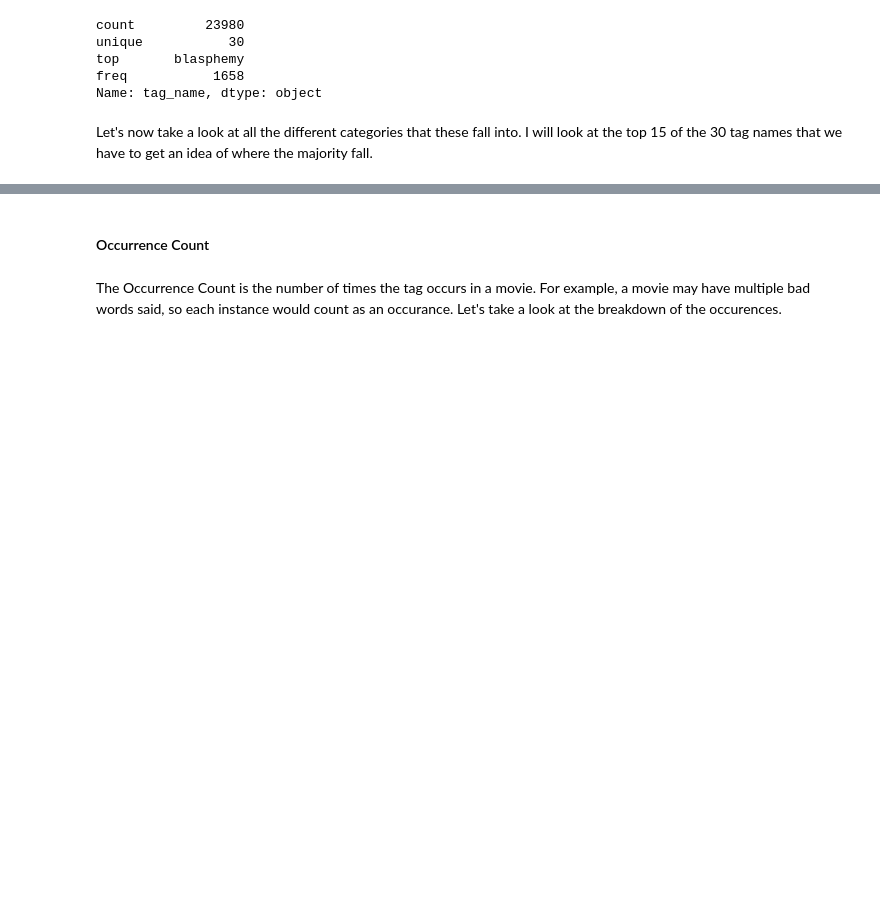
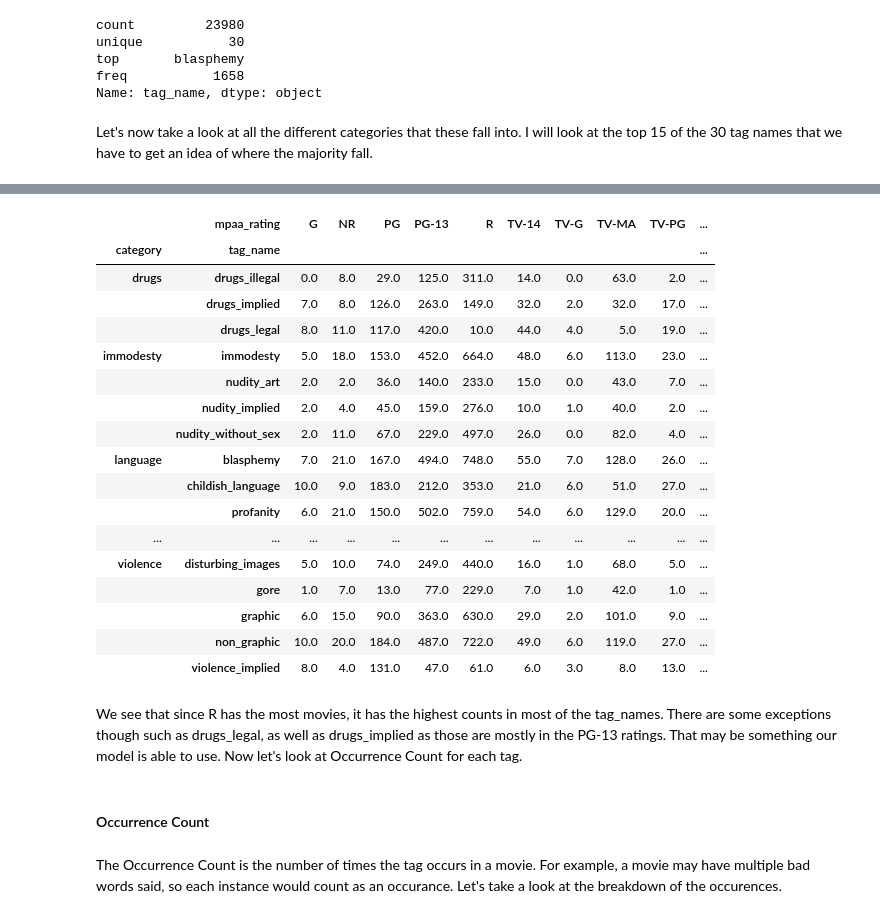
Before and after one commit to mcoulombe021/Springboard, a Jupyter notebook: Capstone 3/Exploratory Data Analysis.ipynb, the cells around one changed output, grey strips where cells are left out. Saved outputs shown, nothing was run; the diff lists cells and outputs as text; code cells hidden in the pictures; blank space fills up the shorter version.

```diff
--- a/Capstone 3/Exploratory Data Analysis.ipynb
+++ b/Capstone 3/Exploratory Data Analysis.ipynb
@@ -552,0 +553,11 @@ It looks like after language, all of sexual, violence, immodesty, and other are
+# %%
+# Merge the two DataFrames on 'imdb_id'
+merged_df = pd.merge(movie_tags, cleaned_movies_df, on='imdb_id', how='inner')
+
+# Now you have a DataFrame (merged_df) with columns 'mpaa_rating' and 'category'
+
+# Use groupby to calculate the distribution of MPAA ratings for each category
+mpaa_distribution = merged_df.groupby('category')['mpaa_rating'].value_counts().unstack().fillna(0)
+
+
+mpaa_distribution
@@ -596,3 +618,29 @@ We see that 4/15 are language, 3/15 are violence, 2/15 are immodesty, 4/15 are s
+# %%
+# Use groupby to calculate the distribution of MPAA ratings for each category and tag_name
+mpaa_distribution_by_category_and_tag = merged_df.groupby(['category', 'tag_name'])['mpaa_rating'].value_counts().unstack().fillna(0)
+
+mpaa_distribution_by_category_and_tag
+# %% [output]
+|  | mpaa_rating | G | NR | PG | PG-13 | R | TV-14 | TV-G | TV-MA | TV-PG | ... |
+| category | tag_name |  |  |  |  |  |  |  |  |  | ... |
+| drugs | drugs_illegal | 0.0 | 8.0 | 29.0 | 125.0 | 311.0 | 14.0 | 0.0 | 63.0 | 2.0 | ... |
+|  | drugs_implied | 7.0 | 8.0 | 126.0 | 263.0 | 149.0 | 32.0 | 2.0 | 32.0 | 17.0 | ... |
+|  | drugs_legal | 8.0 | 11.0 | 117.0 | 420.0 | 10.0 | 44.0 | 4.0 | 5.0 | 19.0 | ... |
+| immodesty | immodesty | 5.0 | 18.0 | 153.0 | 452.0 | 664.0 | 48.0 | 6.0 | 113.0 | 23.0 | ... |
+|  | nudity_art | 2.0 | 2.0 | 36.0 | 140.0 | 233.0 | 15.0 | 0.0 | 43.0 | 7.0 | ... |
+|  | nudity_implied | 2.0 | 4.0 | 45.0 | 159.0 | 276.0 | 10.0 | 1.0 | 40.0 | 2.0 | ... |
+|  | nudity_without_sex | 2.0 | 11.0 | 67.0 | 229.0 | 497.0 | 26.0 | 0.0 | 82.0 | 4.0 | ... |
+| language | blasphemy | 7.0 | 21.0 | 167.0 | 494.0 | 748.0 | 55.0 | 7.0 | 128.0 | 26.0 | ... |
+|  | childish_language | 10.0 | 9.0 | 183.0 | 212.0 | 353.0 | 21.0 | 6.0 | 51.0 | 27.0 | ... |
+|  | profanity | 6.0 | 21.0 | 150.0 | 502.0 | 759.0 | 54.0 | 6.0 | 129.0 | 20.0 | ... |
+| ... | ... | ... | ... | ... | ... | ... | ... | ... | ... | ... | ... |
+| violence | disturbing_images | 5.0 | 10.0 | 74.0 | 249.0 | 440.0 | 16.0 | 1.0 | 68.0 | 5.0 | ... |
+|  | gore | 1.0 | 7.0 | 13.0 | 77.0 | 229.0 | 7.0 | 1.0 | 42.0 | 1.0 | ... |
+|  | graphic | 6.0 | 15.0 | 90.0 | 363.0 | 630.0 | 29.0 | 2.0 | 101.0 | 9.0 | ... |
+|  | non_graphic | 10.0 | 20.0 | 184.0 | 487.0 | 722.0 | 49.0 | 6.0 | 119.0 | 27.0 | ... |
+|  | violence_implied | 8.0 | 4.0 | 131.0 | 47.0 | 61.0 | 6.0 | 3.0 | 8.0 | 13.0 | ... |
+# %% [markdown]
+We see that since R has the most movies, it has the highest counts in most of the tag_names. There are some exceptions though such as drugs_legal, as well as drugs_implied as those are mostly in the PG-13 ratings. That may be something our model is able to use. Now let's look at Occurrence Count for each tag.
 # %% [markdown]
 #### Occurrence Count <a id='occurrence_cnt'>
 # %% [markdown]
```
Also changed, not shown: parts of 7 cells of this notebook, 4 other files.
